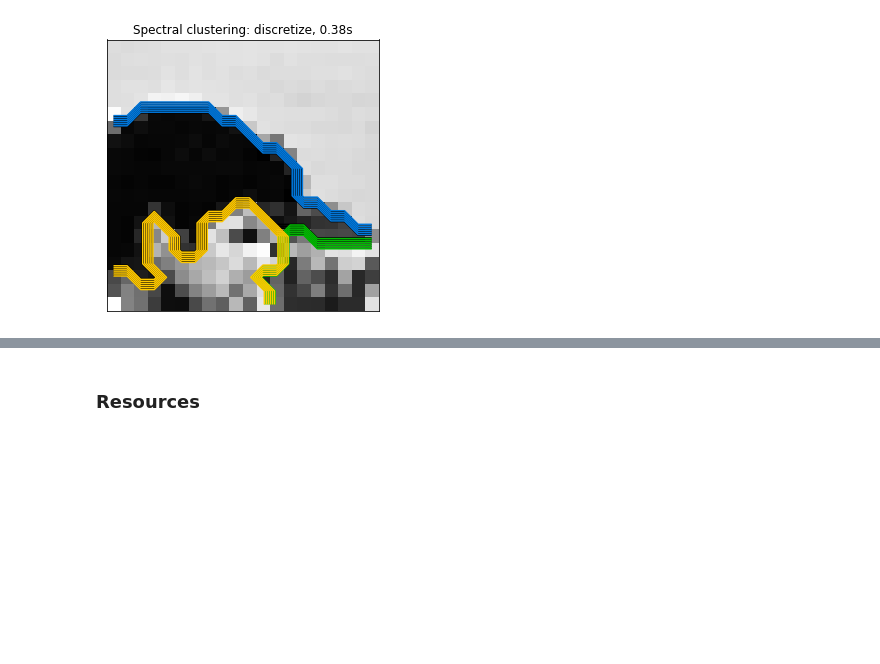
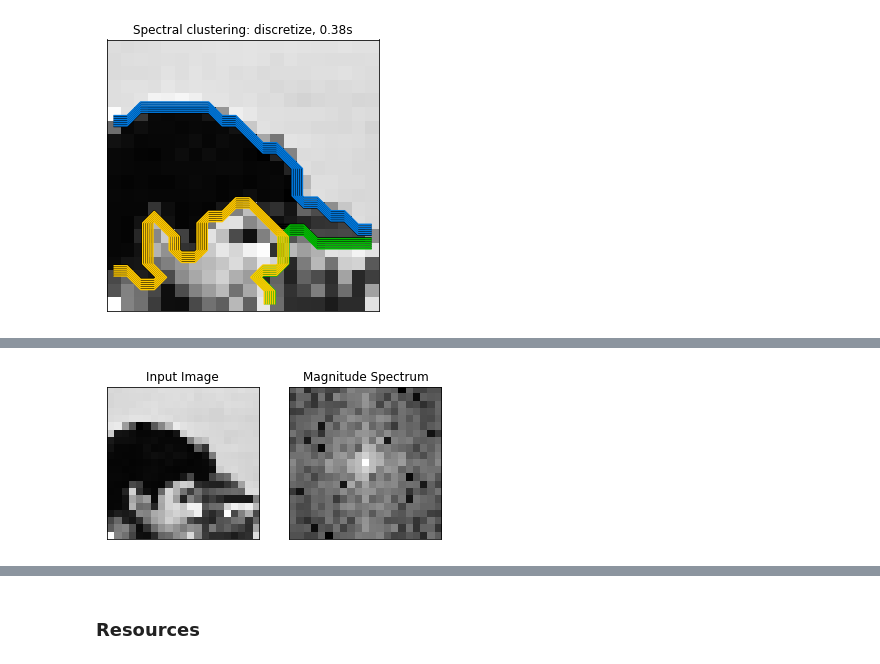
Before and after one commit to hlml-toronto/machinelearning, a Jupyter notebook: guides/LEM.ipynb, the cells around one changed output, grey strips where cells are left out. Drawn from its saved outputs; the diff is of its cells as text; code cells hidden in the pictures; blank space fills up the shorter version.

```diff
--- a/guides/LEM.ipynb
+++ b/guides/LEM.ipynb
@@ -319,0 +329,26 @@ Spectral clustering: discretize, 0.38s
+# %%
+import cv2
+import numpy as np
+from skimage import data
+from matplotlib import pyplot as plt
+
+camera = data.camera()
+N_REGIONS = 4
+img = []
+for i in range(50,150):
+    img.append(camera[i][200:300])
+
+img = np.asarray(img)
+rescaled_img = rescale(img, 0.21, mode="reflect")
+
+f = np.fft.fft2(rescaled_img)
+fshift = np.fft.fftshift(f) #shift zero frequency to middle from top left corner
+magnitude_spectrum = 20*np.log(np.abs(fshift))
+
+plt.subplot(121),plt.imshow(rescaled_img, cmap = 'gray')
+plt.title('Input Image'), plt.xticks([]), plt.yticks([])
+plt.subplot(122),plt.imshow(magnitude_spectrum, cmap = 'gray')
+plt.title('Magnitude Spectrum'), plt.xticks([]), plt.yticks([])
+plt.show()
+# %% [output]
+[figure, added]
```
Also changed, not shown: parts of 12 cells of this notebook.
